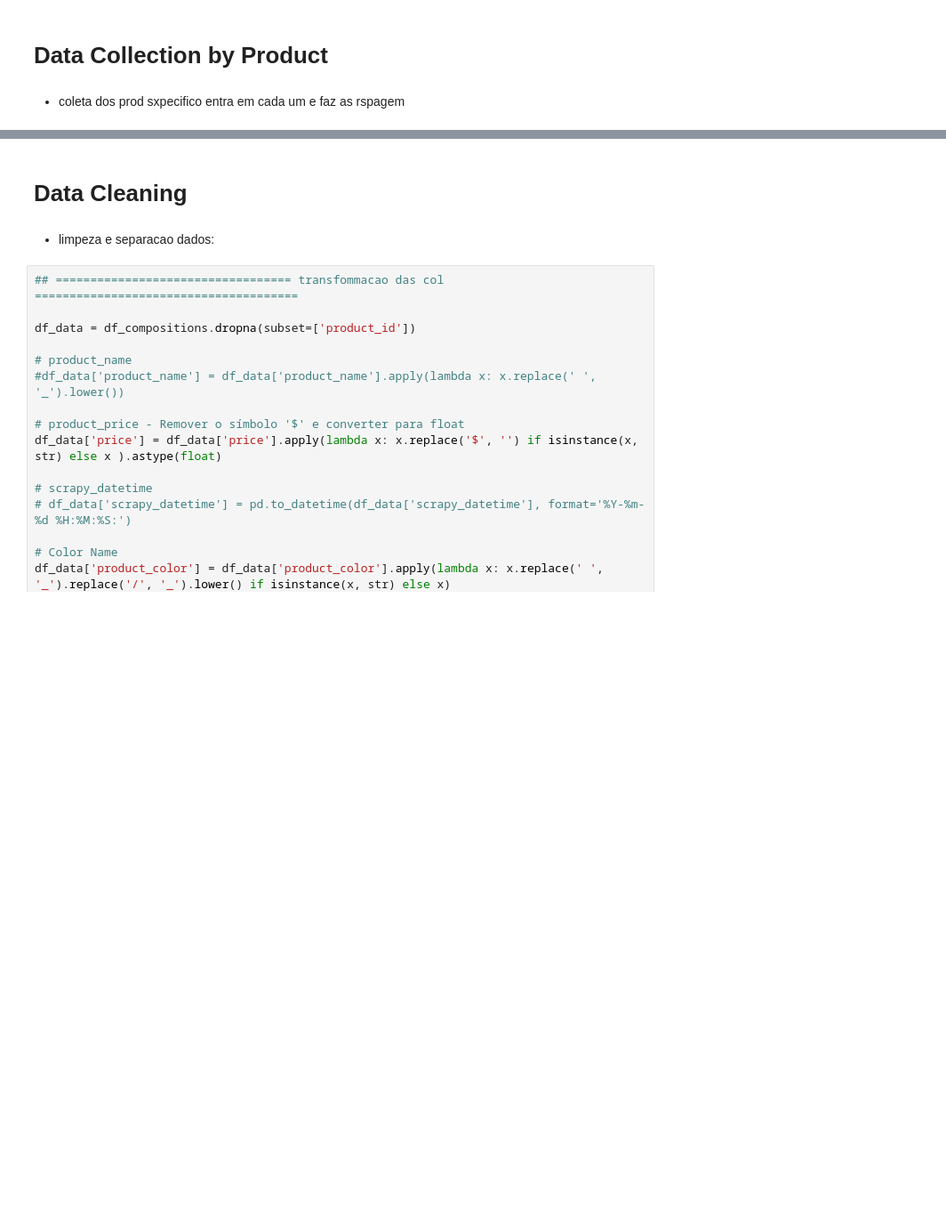
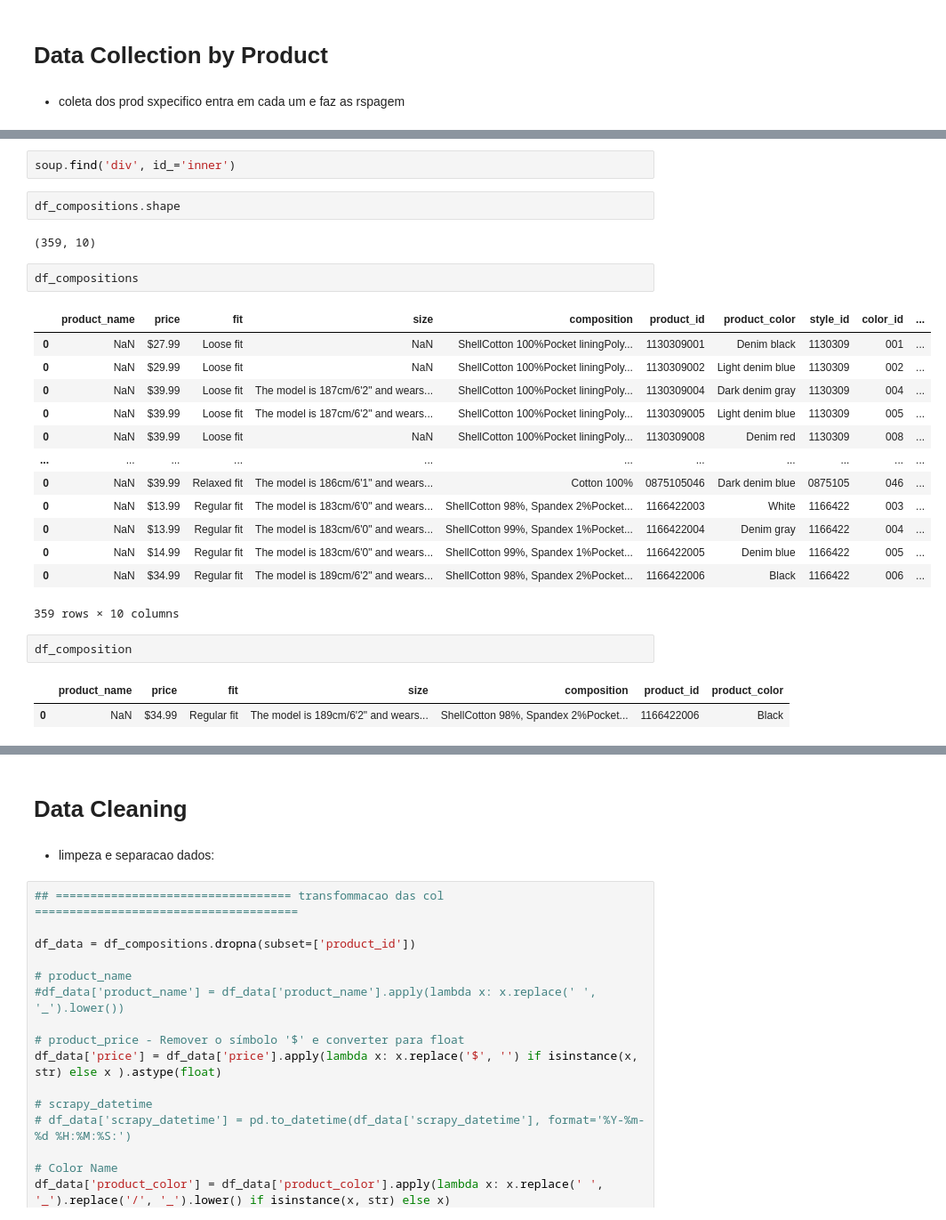
Before and after one commit to HallanMiranda/ds_dev_webscraping, a Jupyter notebook: c3-disining-etl.ipynb, the cells around one changed output, grey strips where cells are left out. Shown at 89% size. Drawn from its saved outputs; the diff is of its cells as text; blank space fills up the shorter version.

```diff
--- a/c3-disining-etl.ipynb
+++ b/c3-disining-etl.ipynb
@@ -199,0 +205,27 @@ Color:https://www2.hm.com/en_us/productpage.1159764004.html
+# %%
+soup.find('div', id_='inner')
+# %%
+df_compositions.shape
+# %% [output]
+(359, 10)
+# %%
+df_compositions
+# %% [output]
+|  | product_name | price | fit | size | composition | product_id | product_color | style_id | color_id | ... |
+| 0 | NaN | $27.99 | Loose fit | NaN | ShellCotton 100%Pocket liningPoly... | 1130309001 | Denim black | 1130309 | 001 | ... |
+| 0 | NaN | $29.99 | Loose fit | NaN | ShellCotton 100%Pocket liningPoly... | 1130309002 | Light denim blue | 1130309 | 002 | ... |
+| 0 | NaN | $39.99 | Loose fit | The model is 187cm/6'2" and wears... | ShellCotton 100%Pocket liningPoly... | 1130309004 | Dark denim gray | 1130309 | 004 | ... |
+| 0 | NaN | $39.99 | Loose fit | The model is 187cm/6'2" and wears... | ShellCotton 100%Pocket liningPoly... | 1130309005 | Light denim blue | 1130309 | 005 | ... |
+| 0 | NaN | $39.99 | Loose fit | NaN | ShellCotton 100%Pocket liningPoly... | 1130309008 | Denim red | 1130309 | 008 | ... |
+| ... | ... | ... | ... | ... | ... | ... | ... | ... | ... | ... |
+| 0 | NaN | $39.99 | Relaxed fit | The model is 186cm/6'1" and wears... | Cotton 100% | 0875105046 | Dark denim blue | 0875105 | 046 | ... |
+| 0 | NaN | $13.99 | Regular fit | The model is 183cm/6'0" and wears... | ShellCotton 98%, Spandex 2%Pocket... | 1166422003 | White | 1166422 | 003 | ... |
+| 0 | NaN | $13.99 | Regular fit | The model is 183cm/6'0" and wears... | ShellCotton 99%, Spandex 1%Pocket... | 1166422004 | Denim gray | 1166422 | 004 | ... |
+| 0 | NaN | $14.99 | Regular fit | The model is 183cm/6'0" and wears... | ShellCotton 99%, Spandex 1%Pocket... | 1166422005 | Denim blue | 1166422 | 005 | ... |
+| 0 | NaN | $34.99 | Regular fit | The model is 189cm/6'2" and wears... | ShellCotton 98%, Spandex 2%Pocket... | 1166422006 | Black | 1166422 | 006 | ... |
+359 rows × 10 columns
+# %%
+df_composition
+# %% [output]
+|  | product_name | price | fit | size | composition | product_id | product_color |
+| 0 | NaN | $34.99 | Regular fit | The model is 189cm/6'2" and wears... | ShellCotton 98%, Spandex 2%Pocket... | 1166422006 | Black |
```
Also changed, not shown: parts of 12 cells of this notebook, 3 other files.
